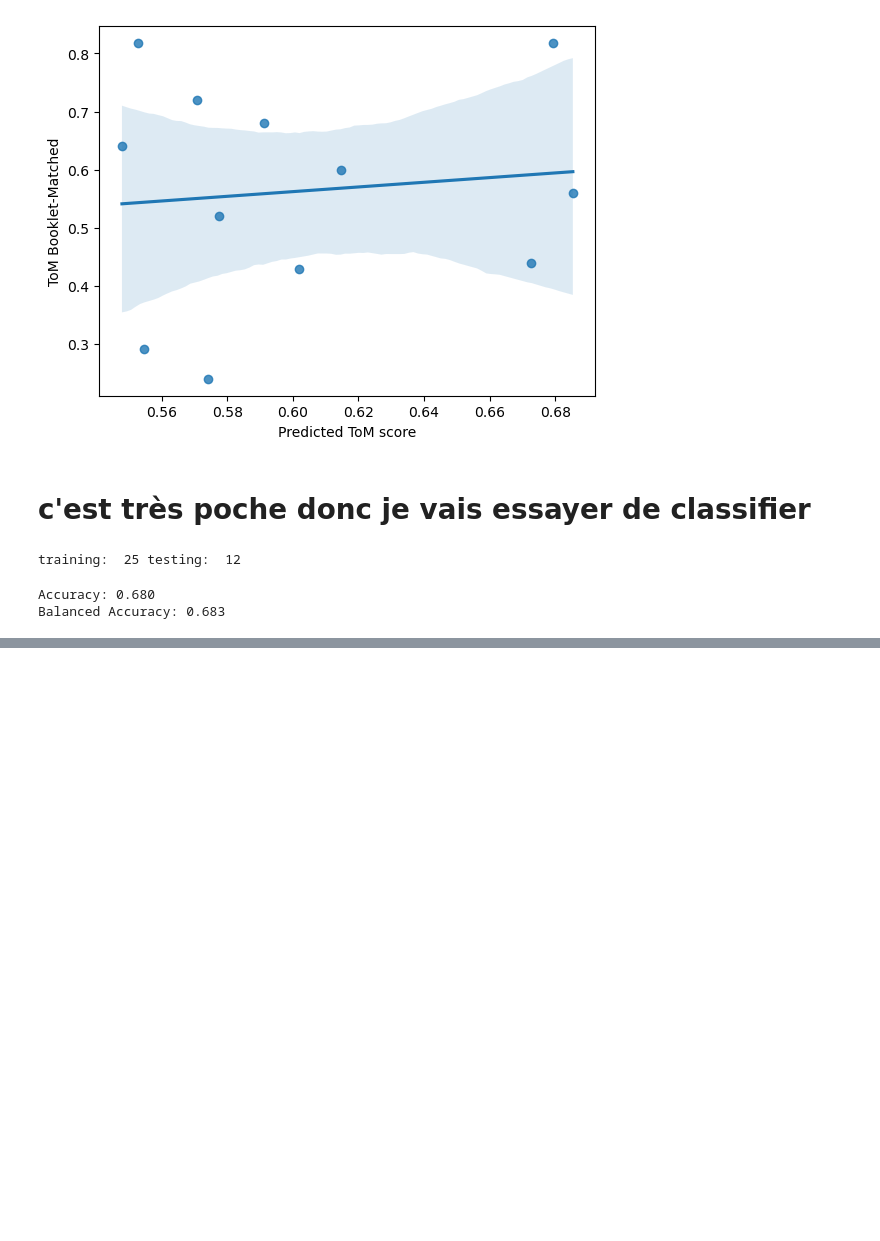
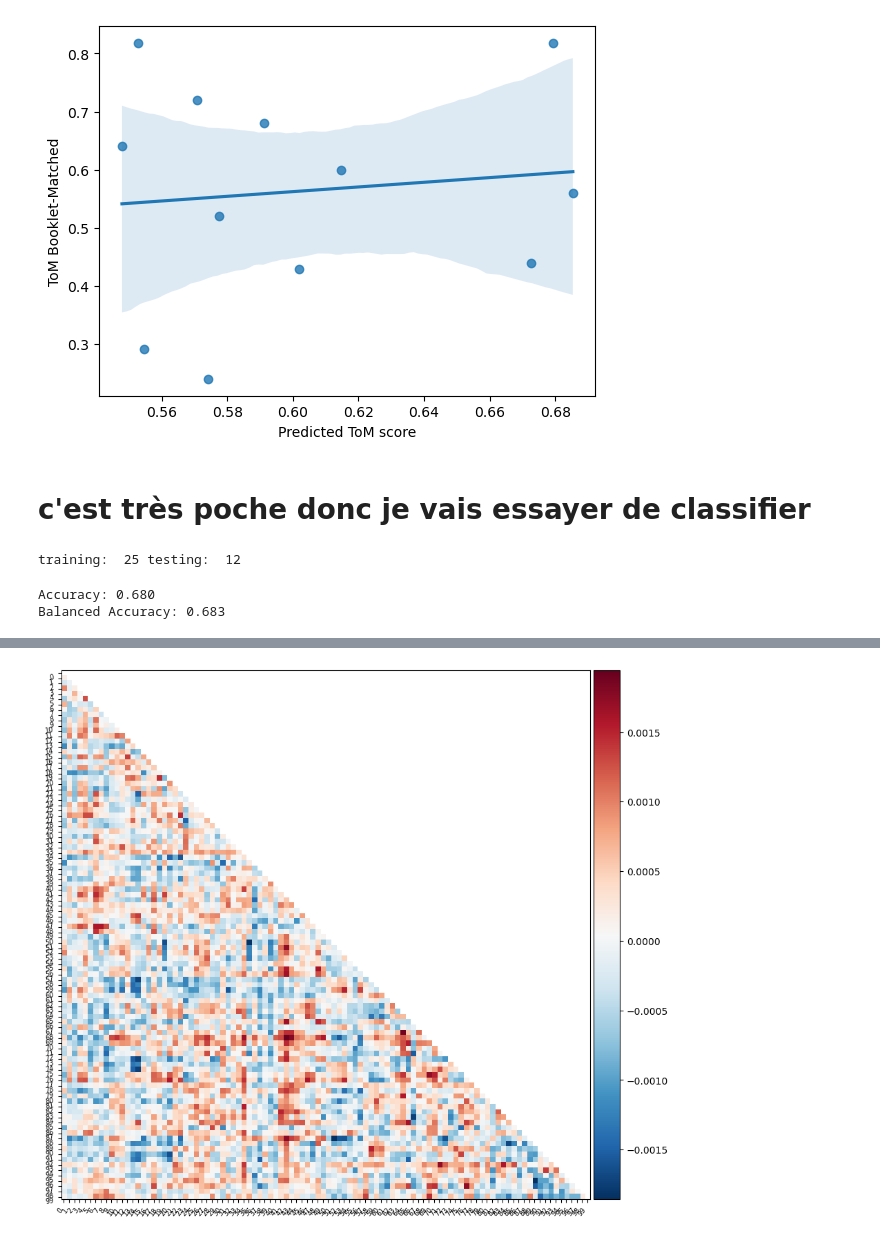
Before and after one commit to psy3019-6973-2026/Naomie_Unveiling_children_ToM_with_rsfmri, a Jupyter notebook: Rioux_recreation_ToM.ipynb, the cells around one changed output, grey strips where cells are left out. Saved outputs shown, nothing was run; the diff lists cells and outputs as text; code cells hidden in the pictures; blank space fills up the shorter version.

```diff
--- a/Rioux_recreation_ToM.ipynb
+++ b/Rioux_recreation_ToM.ipynb
@@ -764,0 +826,8 @@ Balanced Accuracy: 0.683
+# %%
+from nilearn import plotting
+
+feat_exp_matrix=correlation_measure.inverse_transform(l_svr.coef_)[0]
+# %%
+plot_matrix = plotting.plot_matrix(feat_exp_matrix, figure = (10, 8),labels = range(feat_exp_matrix.shape[0]), reorder = False, tri = 'lower')
+# %% [output]
+[figure, added]
```
Also changed, not shown: parts of 25 cells of this notebook, 1 other file.
